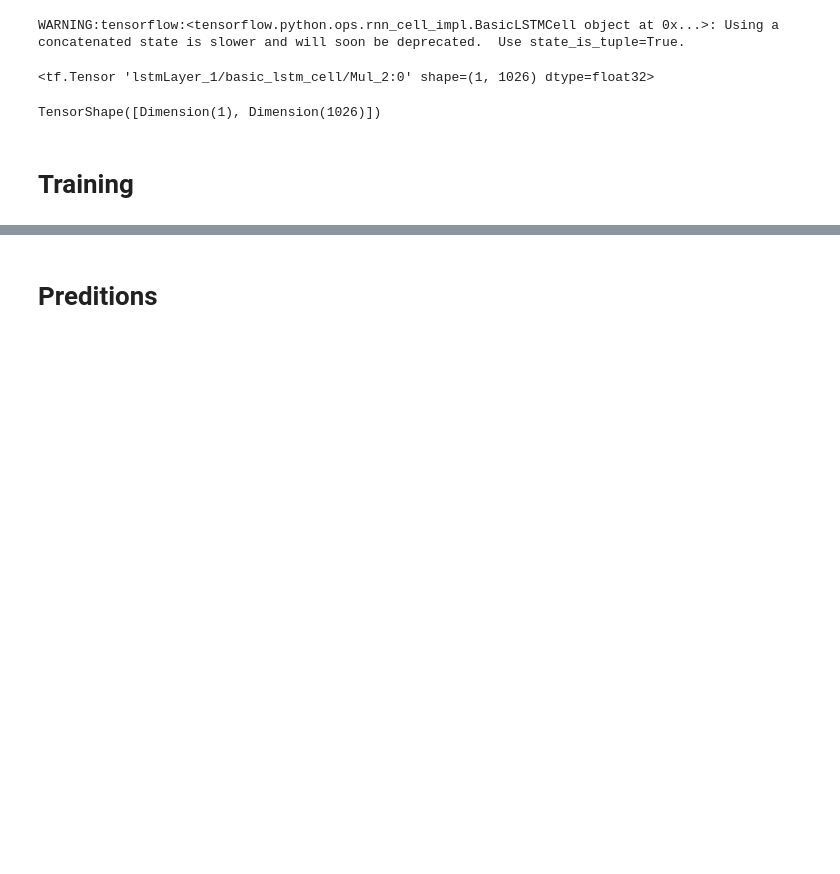
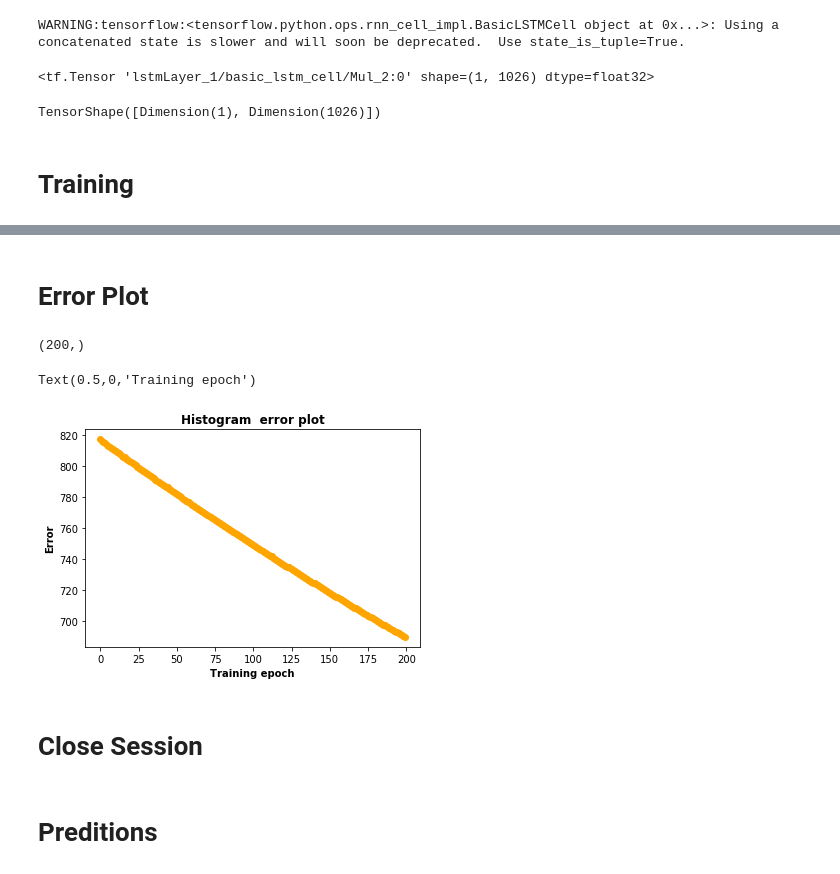
Before and after one commit to adderbyte/Energy_Prediction_Bot, a Jupyter notebook: Models/LSTMmodel.ipynb, the cells around one changed output, grey strips where cells are left out. Cells and saved outputs as stored; diff of their text form; code cells hidden in the pictures; blank space fills up the shorter version.

```diff
--- a/Models/LSTMmodel.ipynb
+++ b/Models/LSTMmodel.ipynb
@@ -569,2 +569,19 @@ training_mse / validation_mse => 775.27 / 774.81 for step 60
+# %% [markdown]
+# Error Plot
+# %%
+errorplot = np.array(train_errors) # make errors into arrays
+errorplot.shape
+# %% [output]
+(200,)
+# %%
+plt.plot(errorplot, 'o--', linewidth=2,color='orange')
+plt.title("Histogram  error plot",fontweight='bold')
+plt.ylabel("Error",fontweight='bold')
+plt.xlabel("Training epoch",fontweight='bold')
+# %% [output]
+Text(0.5,0,'Training epoch')
+[figure, added]
+# %% [markdown]
+# Close Session
 # %%
 sess.close()
```
Also changed, not shown: parts of 5 cells of this notebook.
